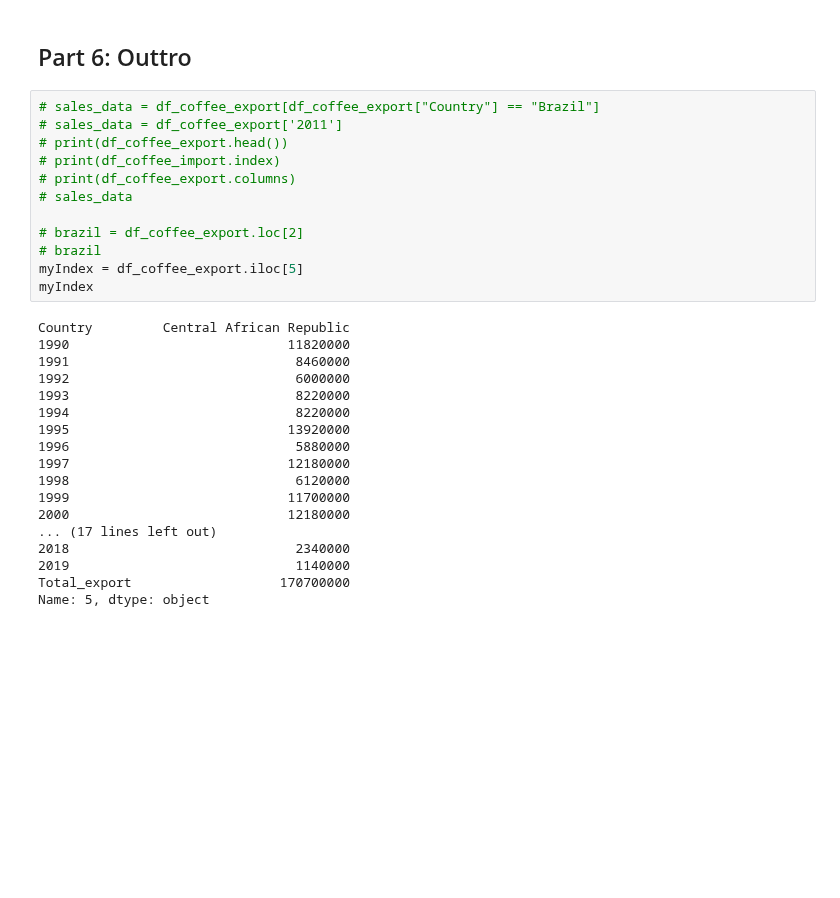
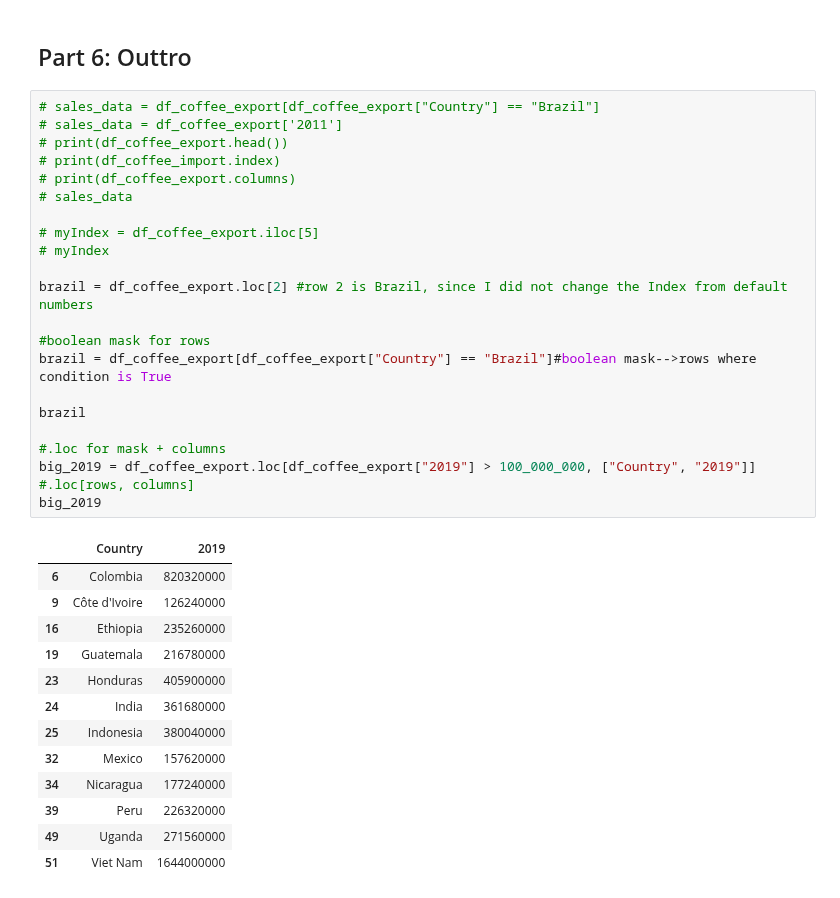
Before and after one commit to elbi3/data-science-class, a Jupyter notebook: week03/coffee-exploration/coffee_exploration.ipynb, the cells around one changed output. Saved outputs shown, nothing was run; the diff lists cells and outputs as text; blank space fills up the shorter version.

```diff
--- a/week03/coffee-exploration/coffee_exploration.ipynb
+++ b/week03/coffee-exploration/coffee_exploration.ipynb
@@ -425,30 +410,35 @@ Our coffee import is the most thorough dataset we have. It lists extensive data
 # %%
 # sales_data = df_coffee_export[df_coffee_export["Country"] == "Brazil"]
 # sales_data = df_coffee_export['2011']
 # print(df_coffee_export.head())
 # print(df_coffee_import.index)
 # print(df_coffee_export.columns)
 # sales_data
 
-# brazil = df_coffee_export.loc[2]
-# brazil
-myIndex = df_coffee_export.iloc[5]
-myIndex
+# myIndex = df_coffee_export.iloc[5]
+# myIndex
+
+brazil = df_coffee_export.loc[2] #row 2 is Brazil, since I did not change the Index from default numbers
+
+#boolean mask for rows
+brazil = df_coffee_export[df_coffee_export["Country"] == "Brazil"]#boolean mask-->rows where condition is True
+
+brazil
+
+#.loc for mask + columns
+big_2019 = df_coffee_export.loc[df_coffee_export["2019"] > 100_000_000, ["Country", "2019"]] #.loc[rows, columns]
+big_2019
 # %% [output]
-Country         Central African Republic
-1990                            11820000
-1991                             8460000
-1992                             6000000
-1993                             8220000
-1994                             8220000
-1995                            13920000
-1996                             5880000
-1997                            12180000
-1998                             6120000
-1999                            11700000
-2000                            12180000
-... (17 lines left out)
-2018                             2340000
-2019                             1140000
-Total_export                   170700000
-Name: 5, dtype: object
+|  | Country | 2019 |
+| 6 | Colombia | 820320000 |
+| 9 | Côte d'Ivoire | 126240000 |
+| 16 | Ethiopia | 235260000 |
+| 19 | Guatemala | 216780000 |
+| 23 | Honduras | 405900000 |
+| 24 | India | 361680000 |
+| 25 | Indonesia | 380040000 |
+| 32 | Mexico | 157620000 |
+| 34 | Nicaragua | 177240000 |
+| 39 | Peru | 226320000 |
+| 49 | Uganda | 271560000 |
+| 51 | Viet Nam | 1644000000 |
```
Also changed, not shown: parts of 8 cells of this notebook.
